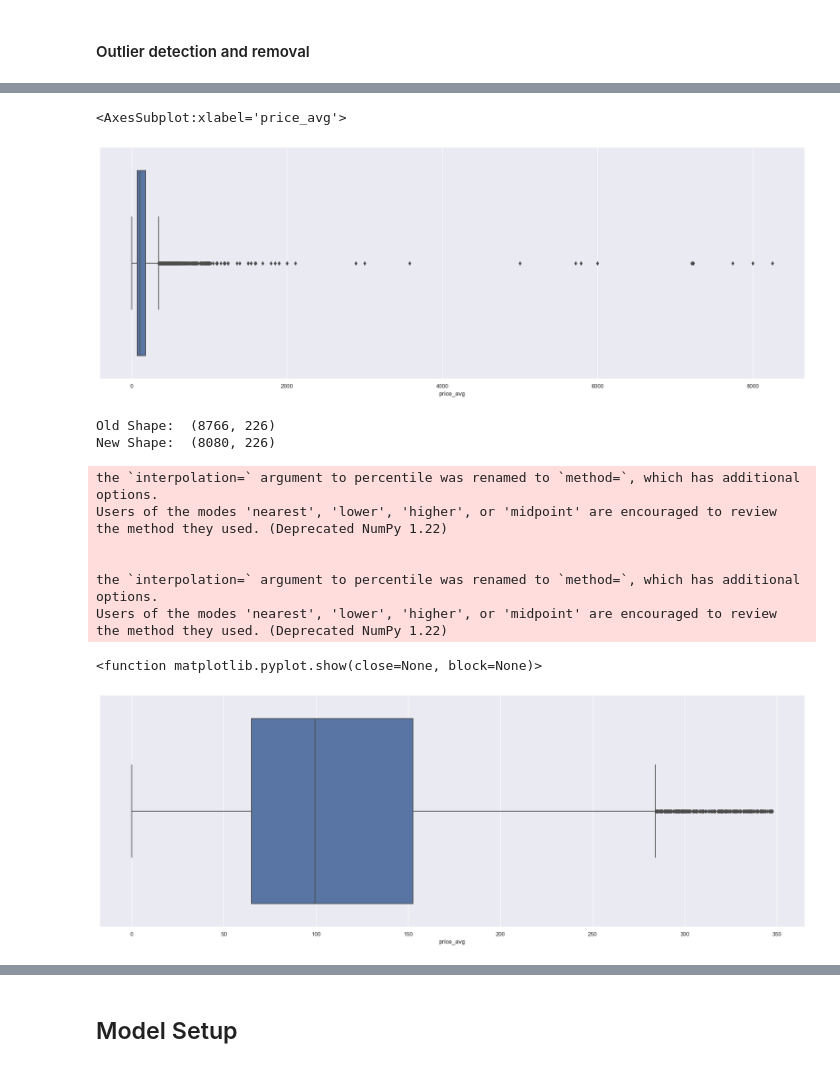
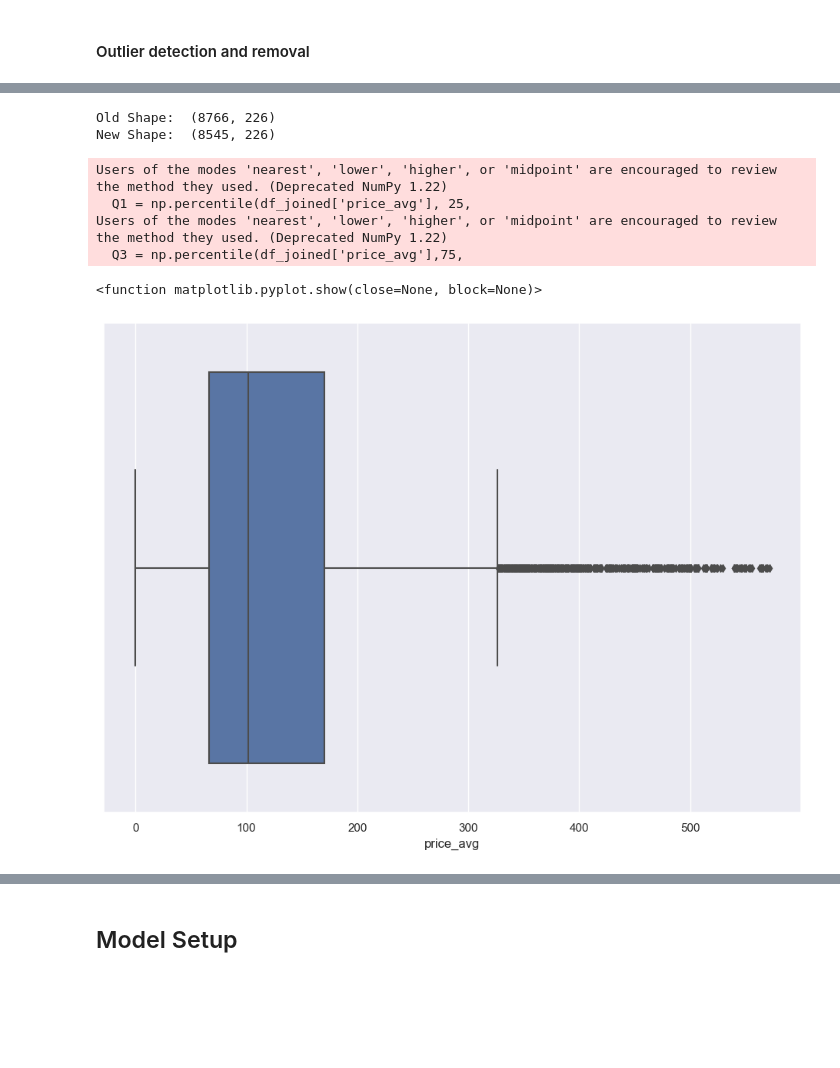
Before and after one commit to ben-sas/munich_airbnb_analysis, a Jupyter notebook: munich_airbnb_analysis.ipynb, the cells around one changed output, grey strips where cells are left out. Cells and saved outputs as stored; diff of their text form; code cells hidden in the pictures; blank space fills up the shorter version.

```diff
--- a/munich_airbnb_analysis.ipynb
+++ b/munich_airbnb_analysis.ipynb
@@ -210,7 +210,10 @@ df_cutoff = df_cutoff.reset_index()
 df_cutoff = df_cutoff.rename(columns={"index":"cutoff", 0:"unique_amenities"})
 
 # Plot unique amenities columns per cutoff value
-sns.lineplot(data=df_cutoff, x="cutoff", y="unique_amenities")
+sns.set(font_scale=2)
+amenities_plot = sns.lineplot(data=df_cutoff, x="cutoff", y="unique_amenities")
+amenities_plot.set(xlabel="# of Listings with Amenity", ylabel="# of Unique Amenities", title="Number of Unique Amenities per Amenity Frequency")
+plt.savefig("Unique_Amenities.png", bbox_inches="tight")
 plt.show()
 
 # Additional analysis: How much does the number of included unique amenities jump when the cutoff is changed?
@@ -226,5 +229,6 @@ plt.show()
 # %%
 # Keep only amenities with at least x entries
 # Cutoff selected based on visual analysis and influence on model quality
-amenities_keep = df_amenities.sum() > 100
+amenities_keep = df_amenities.sum() > 10
 df_amenities_subset = df_amenities[amenities_keep.index[amenities_keep]]
+df_amenities_subset
@@ -252,10 +278,10 @@ def clean_price(df):
 # %% [markdown]
 #### Compare price seasonality for different scraping dates
 # %%
-df_cal_dec21["scraped_on"] = "dec_21"
-df_cal_mar22["scraped_on"] = "mar22"
-df_cal_jun22["scraped_on"] = "jun22"
-df_cal_sep22["scraped_on"] = "sep22"
+df_cal_dec21["scraped_on"] = "Dec_21"
+df_cal_mar22["scraped_on"] = "Mar_22"
+df_cal_jun22["scraped_on"] = "Jun_22"
+df_cal_sep22["scraped_on"] = "Sep_22"
 
 # df_cal_new = pd.concat([df_cal_jun22, df_cal_sep22])
 df_cal_comp = pd.concat([df_cal_dec21, df_cal_mar22, df_cal_jun22, df_cal_sep22])
@@ -269,10 +295,11 @@ df_cal_comp.rename(columns={"price_num":"price_avg"}, inplace=True)
 # df_cal_avg.rename(columns={"price_num":"price_avg"}, inplace=True)
 
 # Plot seasonal price variation
-sns.set(rc={'figure.figsize':(11.7,8.27)})
+sns.set(rc={'figure.figsize':(11.7,6.27)})
+sns.set(font_scale=1.5)
 # sns.lineplot(data=df_cal, x="date_new", y="price_num")
 plot_by_scraped = sns.lineplot(data=df_cal_comp, x="date_new", y="price_avg", hue="scraped_on")
-plot_by_scraped.set(xlabel="Date of Stay", ylabel="Average Price per Night", title="Average Airbnb Appartment Price per Night by Time of Data Scraping")
-plt.savefig("Plot_Price_per_Night_by_Scraping_Date.png")
+plot_by_scraped.set(xlabel="Date of Stay", ylabel="Average Price per Night (€)", title="Average Airbnb Apartment Price per Night by Time of Data Scraping")
+plt.savefig("Plot_Price_per_Night_by_Scraping_Date.png", bbox_inches="tight")
 plt.show()
 # %% [output]
@@ -293,14 +320,3 @@ plot_price.set(xlabel="Date of Stay", ylabel="Average Price per Night", title="A
 plt.show()
 # %% [output]
 [figure]
-# %%
-df_cal.head()
-
-df_cal_subset = df_cal.loc[(df_cal["date_new"]<="15.11.2022") & (df_cal["date_new"]>="01.09.2022")]
-df_cal_subset
-
-# Plot seasonal price variation
-sns.set(rc={'figure.figsize':(25,8.27)})
-sns.lineplot(data=df_cal_subset, x="date_new", y="price_num")
-# sns.set(xlabel="Booking Date", ylabel="Average Price per Night", title="Average Appartment Price per Night")
-plt.show()
@@ -472,8 +454,3 @@ sns.boxplot(df_joined, x="price_avg")
-# %%
-sns.boxplot(df_joined, x="price_avg")
-# %% [output]
-<AxesSubplot:xlabel='price_avg'>
-[figure, removed]
 # %%
 df_joined = df_joined.loc[df_joined["price_avg"].isna()==False]
 df_joined.reset_index(inplace=True)
@@ -481,37 +458,35 @@ df_joined.reset_index(inplace=True)
 # Outlier detection and removal
 # https://www.geeksforgeeks.org/detect-and-remove-the-outliers-using-python/
 
 # IQR
 Q1 = np.percentile(df_joined['price_avg'], 25,
                    interpolation = 'midpoint')
 
 Q3 = np.percentile(df_joined['price_avg'],75,
                    interpolation = 'midpoint')
 IQR = Q3 - Q1
 
 print("Old Shape: ", df_joined.shape)
 
 # Upper bound adjusted to higher value to only filter out extreme outliers
-upper = np.where(df_joined['price_avg'] >= (Q3+1.5*IQR))
+upper = np.where(df_joined['price_avg'] >= (Q3+3.5*IQR))
 # Lower bound
 lower = np.where(df_joined['price_avg'] <= (Q1-1.5*IQR))
 
 ''' Removing the Outliers '''
 df_joined.drop(upper[0], inplace = True)
 df_joined.drop(lower[0], inplace = True)
 
 print("New Shape: ", df_joined.shape)
 
 boxplot_outliers_removed = sns.boxplot(df_joined, x="price_avg")
 plt.show
 # %% [output]
 Old Shape:  (8766, 226)
-New Shape:  (8080, 226)
+New Shape:  (8545, 226)
-the `interpolation=` argument to percentile was renamed to `method=`, which has additional options.
 Users of the modes 'nearest', 'lower', 'higher', or 'midpoint' are encouraged to review the method they used. (Deprecated NumPy 1.22)
-
-
-the `interpolation=` argument to percentile was renamed to `method=`, which has additional options.
+  Q1 = np.percentile(df_joined['price_avg'], 25,
 Users of the modes 'nearest', 'lower', 'higher', or 'midpoint' are encouraged to review the method they used. (Deprecated NumPy 1.22)
+  Q3 = np.percentile(df_joined['price_avg'],75,
 <function matplotlib.pyplot.show(close=None, block=None)>
-[figure, old version]
+[figure, new version]
```
Also changed, not shown: parts of 25 cells of this notebook.
